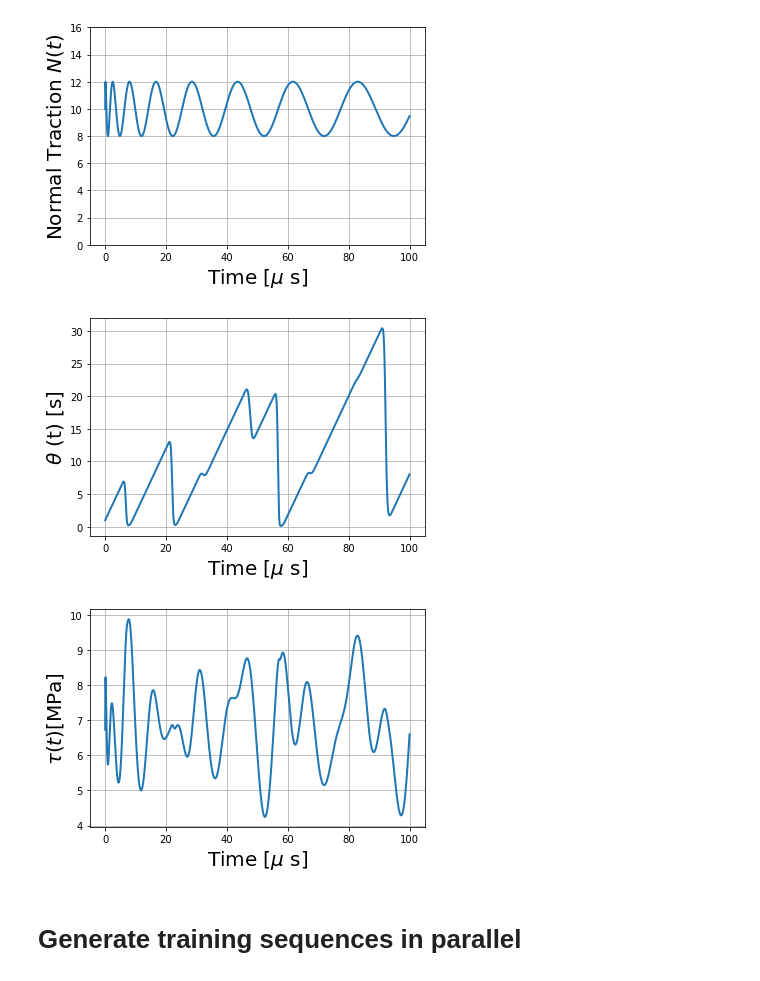
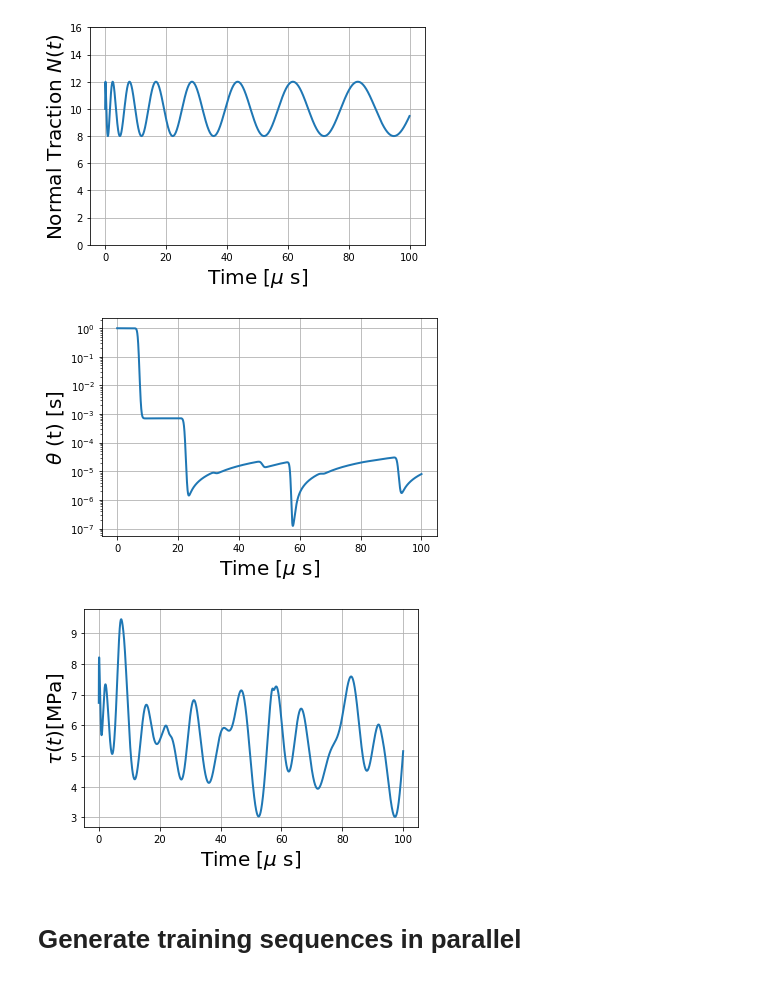
Before and after one commit to Shengduo/RateStateFrictionTraining, a Jupyter notebook: Trial.ipynb, the cells around one changed output. Drawn from its saved outputs; the diff is of its cells as text; code cells hidden in the pictures.

```diff
--- a/Trial.ipynb
+++ b/Trial.ipynb
@@ -88,7 +88,7 @@ class TimeSequenceGen:
     # Function DthetaDt, defines DthetaDt as a function of temporally local values
     def DthetaDt(self, t, theta):
         # print('t = ', t)
-        DthetaDt = (1. - torch.tensor(self.DsAtT(t)) * theta) / self.params.DRS
+        DthetaDt = 1. - (torch.tensor(self.DsAtT(t)) * theta / self.params.DRS)
         return DthetaDt
 
     # Function calTau, calculates shear traction tau, suingregularized rate-and-state formulation
@@ -107,7 +107,7 @@ class TimeSequenceGen:
 
     # Calculate theta using s(t), Ds(t), theta(t) and params
     def calTheta(self, theta0 = 1.0):
-        theta = odeint(self.DthetaDt, theta0 * torch.ones(self.Ds.shape[0]), self.t)
+        theta = odeint(self.DthetaDt, theta0 * torch.ones(self.Ds.shape[0], dtype = torch.float64), self.t, method='rk4')
         return theta
 # %% [markdown]
 # Demo: given $N(t)$ and $V(t)$, generate $\theta(t)$ and $\tau(t)$
@@ -176,14 +176,14 @@ plt.show()
 [figure]
 # %%
 # Plot theta(t)
-plt.plot(1e6 * mySeq.t, mySeq.theta[0], linewidth=2.0)
+plt.semilogy(1e6 * mySeq.t, mySeq.theta[0], linewidth=2.0)
 plt.xlabel('Time [$\mu$ s]', fontsize=20)
 plt.ylabel('$\\theta$ (t) [s]', fontsize=20)
 # plt.ylim([0, 16])
 plt.grid()
 plt.show()
 # %% [output]
-[figure, old version]
+[figure, new version]
 # %%
 # Plot tau(t)
 plt.plot(1e6 * mySeq.t, mySeq.tau[0], linewidth=2.0)
@@ -193,7 +193,7 @@ plt.ylabel('$\\tau(t) [\mathrm{MPa}]$', fontsize=20)
 plt.grid()
 plt.show()
 # %% [output]
-[figure, old version]
+[figure, new version]
 # %% [markdown]
 # Generate training sequences in parallel
 # %%
```
Also changed, not shown: parts of 10 cells of this notebook.
